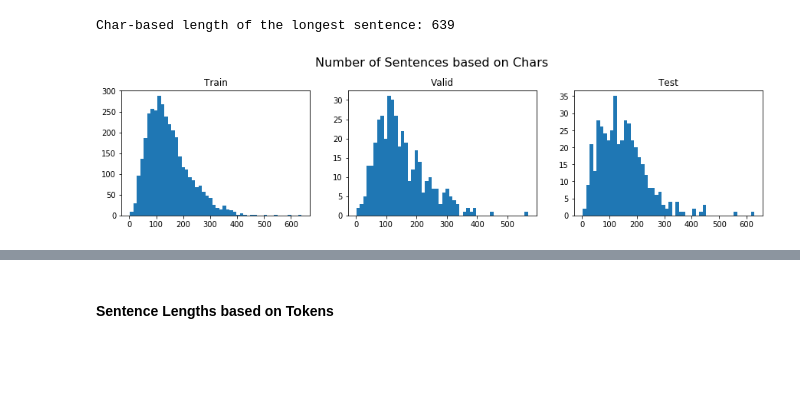
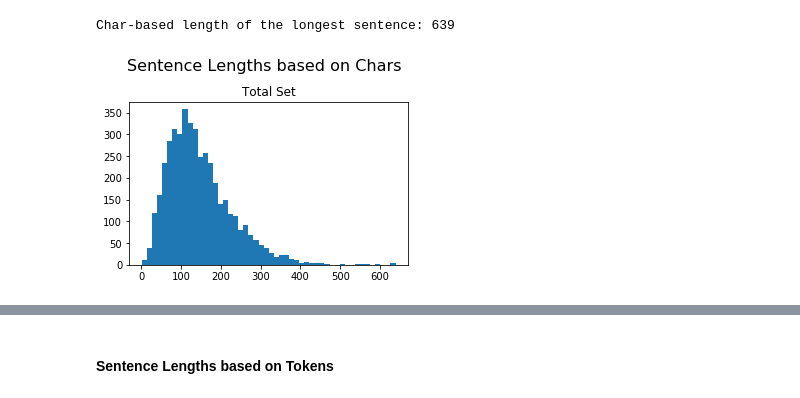
Before and after one commit to simgeekiz/Master_Thesis, a Jupyter notebook: Data Analysis.ipynb, the cells around one changed output, grey strips where cells are left out. Drawn from its saved outputs; the diff is of its cells as text; code cells hidden in the pictures; blank space fills up the shorter version.

```diff
--- a/Data Analysis.ipynb
+++ b/Data Analysis.ipynb
@@ -85,4 +256,7 @@ plot_figures([
 # %% [markdown]
 #### Sentence Lengths based on Chars
+# %%
+def get_sent_lengths_chars(data_):
+    return [len(sent['sentence']) for article in data_ for sent in article['sentences']]
 # %%
 print("Char-based length of the longest sentence:",
@@ -92,10 +264,8 @@ print("Char-based length of the longest sentence:",
 # %% [output]
 Char-based length of the longest sentence: 639
-# %%
-plot_figures([
-    [len(sent['sentence']) for article in train_data for sent in article['sentences']],
-    [len(sent['sentence']) for article in valid_data for sent in article['sentences']],
-    [len(sent['sentence']) for article in test_data for sent in article['sentences']]
-], 'Number of Sentences based on Chars')
-# %% [output]
-[figure, removed]
+# %%
+plot_figures([
+    get_sent_lengths_chars(train_data+valid_data+test_data)
+], 'Sentence Lengths based on Chars')
+# %% [output]
+[figure, added]
```
Also changed, not shown: parts of 37 cells of this notebook, 23 other files.
